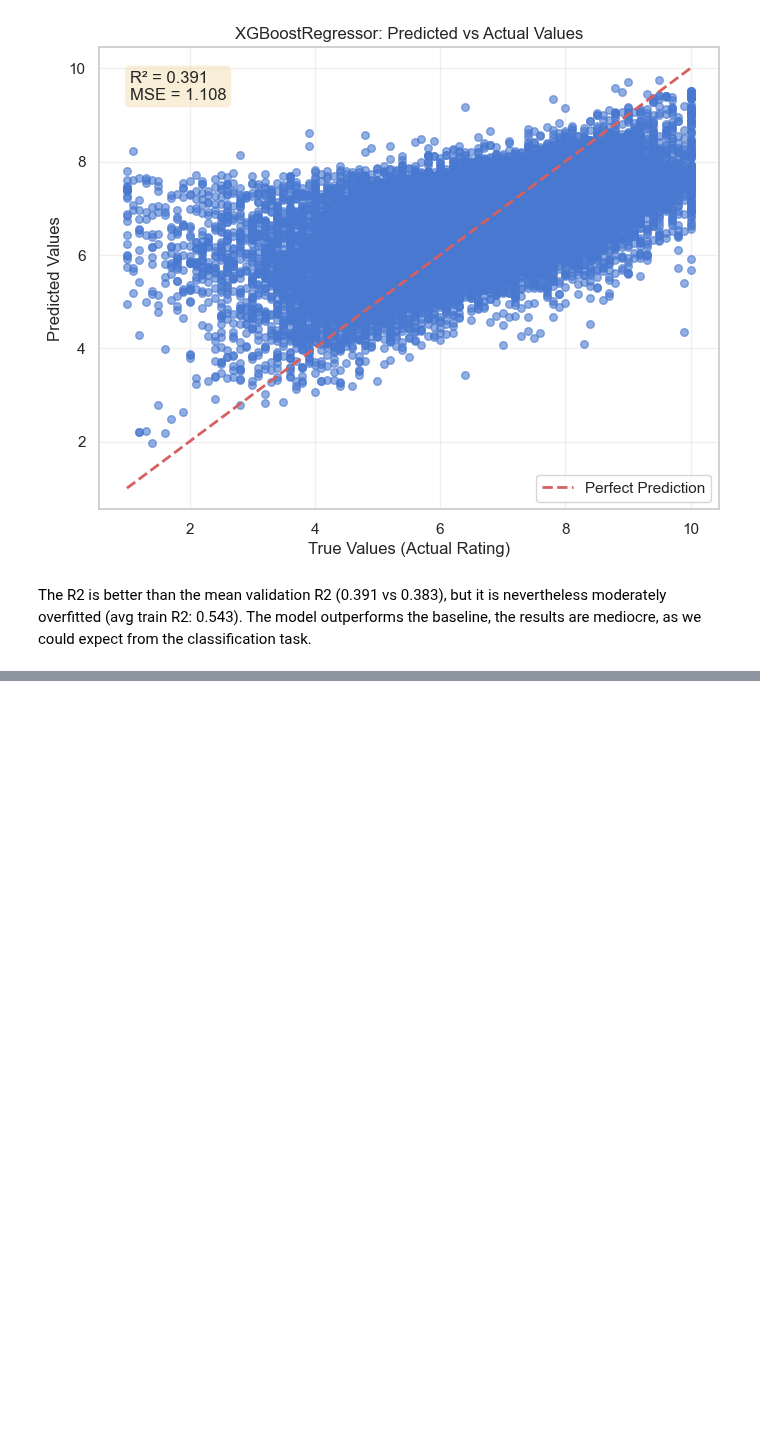
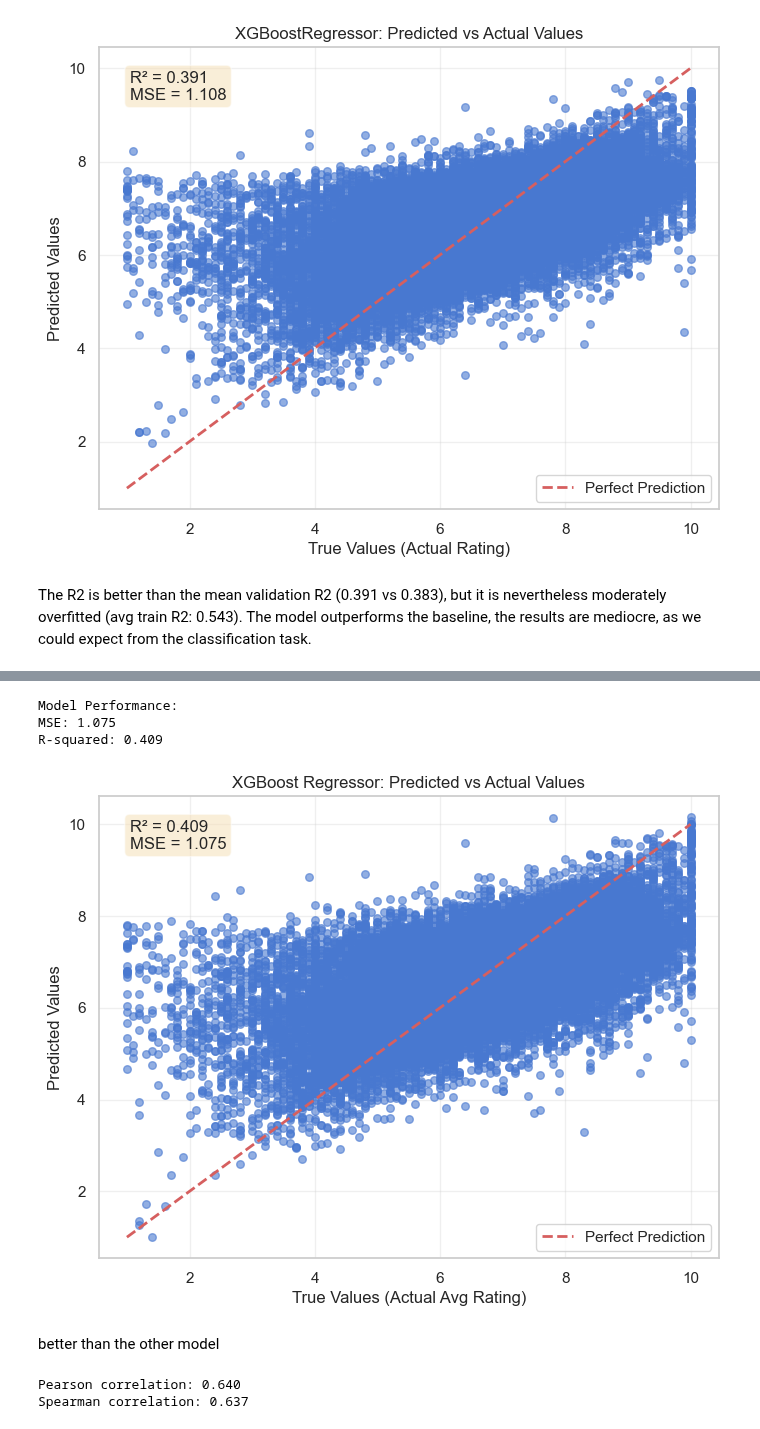
Before and after one commit to g-fabiani4-unipi/dm2_project, a Jupyter notebook: src/advanced_regression/xgboost.ipynb, the cells around one changed output, grey strips where cells are left out. Cells and saved outputs as stored; diff of their text form; code cells hidden in the pictures; blank space fills up the shorter version.

```diff
--- a/src/advanced_regression/xgboost.ipynb
+++ b/src/advanced_regression/xgboost.ipynb
@@ -492,0 +495,5 @@ The R2 is better than the mean validation R2 (0.391 vs 0.383), but it is neverth
+# %%
+best_params = {'clf__reg_lambda': 5, 'clf__reg_alpha': 0.01, 'clf__n_estimators': 500, 'clf__min_child_weight': 2, 'clf__max_depth': 9, 'clf__learning_rate': 0.1, 'clf__gamma': 0}
+# %%
+pipeline.set_params(**best_params)
+pipeline.fit(df_train, y_train)
@@ -492,0 +518,44 @@ The R2 is better than the mean validation R2 (0.391 vs 0.383), but it is neverth
+# %%
+y_pred = pipeline.predict(df_test)
+
+mse = mean_squared_error(y_test, y_pred)
+r2 = r2_score(y_test, y_pred)
+
+print(f"Model Performance:")
+print(f"MSE: {mse:.3f}")
+print(f"R-squared: {r2:.3f}")
+# %% [output]
+Model Performance:
+MSE: 1.075
+R-squared: 0.409
+# %%
+# Create scatterplot comparing predictions vs actual values
+plt.figure(figsize=(8, 6))
+plt.scatter(y_test, y_pred, alpha=0.6, s=30)
+plt.plot([y_test.min(), y_test.max()], [y_test.min(), y_test.max()], 'r--', lw=2, label='Perfect Prediction')
+plt.xlabel('True Values (Actual Avg Rating)')
+plt.ylabel('Predicted Values')
+plt.title('XGBoost Regressor: Predicted vs Actual Values')
+plt.legend()
+plt.grid(True, alpha=0.3)
+
+# Add R² and MSE to the plot
+plt.text(0.05, 0.95, f'R² = {r2:.3f}\nMSE = {mse:.3f}',
+         transform=plt.gca().transAxes, fontsize=12,
+         verticalalignment='top', bbox=dict(boxstyle='round', facecolor='wheat', alpha=0.5))
+
+plt.show()
+# %% [output]
+[figure, added]
+# %% [markdown]
+better than the other model
+# %%
+from scipy.stats import pearsonr, spearmanr
+pearson_corr, _ = pearsonr(y_test, y_pred)
+spearman_corr, _ = spearmanr(y_test, y_pred)
+
+print(f"Pearson correlation: {pearson_corr:.3f}")
+print(f"Spearman correlation: {spearman_corr:.3f}")
+# %% [output]
+Pearson correlation: 0.640
+Spearman correlation: 0.637
```
Also changed, not shown: parts of 2 cells of this notebook, 8 other files.
